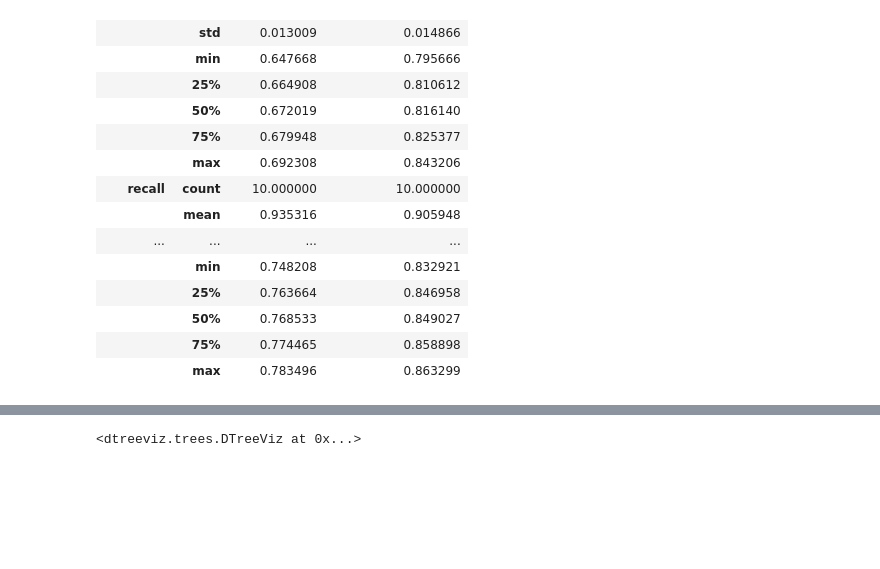
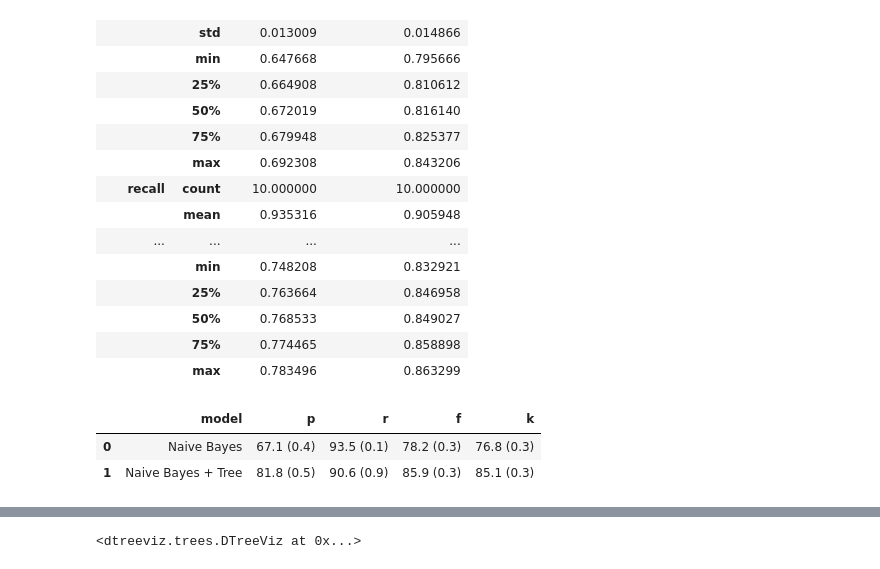
Before and after one commit to elangovana/bert-shortcuts, a Jupyter notebook: notebooks/ptm_ppi_shortcut_analysis.ipynb, the cells around one changed output, grey strips where cells are left out. Drawn from its saved outputs; the diff is of its cells as text; code cells hidden in the pictures; blank space fills up the shorter version.

```diff
--- a/notebooks/ptm_ppi_shortcut_analysis.ipynb
+++ b/notebooks/ptm_ppi_shortcut_analysis.ipynb
@@ -771,3 +771,42 @@ df_largescale_multiple_random_runs.groupby("model").describe().T
 |  | 50% | 0.768533 | 0.849027 |
 |  | 75% | 0.774465 | 0.858898 |
 |  | max | 0.783496 | 0.863299 |
+# %%
+def display_random_runs( df) :
+    r = df_largescale_multiple_random_runs.groupby("model").agg(
+        mean_precision = ('precision', 'mean'),
+        sem_precision = ('precision', 'sem'),
+        mean_recall = ('recall', 'mean'),
+        sem_recall = ('recall', 'sem'),
+        mean_f1 = ('f1-score', 'mean'),
+        sem_f1 = ('f1-score', 'sem'),
+        mean_kappa = ('kohenskappa', 'mean'),
+        sem_kappa = ('kohenskappa', 'sem'),
+
+        ).reset_index()
+
+    r_latex = pd.DataFrame()
+
+    r_latex["model"] = r["model"]
+    r_latex["p"] =  r["mean_precision"].apply(lambda x: str(round(100*x,1))) + " (" \
+                   + r["sem_precision"].apply(lambda x: str(round(100*x,1))) + ")"
+
+
+    r_latex["r"] =  r["mean_recall"].apply(lambda x: str(round(100*x,1))) + " (" \
+                   + r["sem_recall"].apply(lambda x: str(round(100*x,1))) + ")"
+
+
+
+    r_latex["f"] =  r["mean_f1"].apply(lambda x: str(round(100*x,1))) + " (" \
+                   + r["sem_f1"].apply(lambda x: str(round(100*x,1))) + ")"
+
+
+    r_latex["k"] =  r["mean_kappa"].apply(lambda x: str(round(100*x,1))) + " (" \
+                   + r["sem_kappa"].apply(lambda x: str(round(100*x,1))) + ")"
+    return r_latex
+
+display_random_runs(df_largescale_multiple_random_runs)
+# %% [output]
+|  | model | p | r | f | k |
+| 0 | Naive Bayes | 67.1 (0.4) | 93.5 (0.1) | 78.2 (0.3) | 76.8 (0.3) |
+| 1 | Naive Bayes + Tree | 81.8 (0.5) | 90.6 (0.9) | 85.9 (0.3) | 85.1 (0.3) |
```
Also changed, not shown: parts of 1 cell of this notebook.
